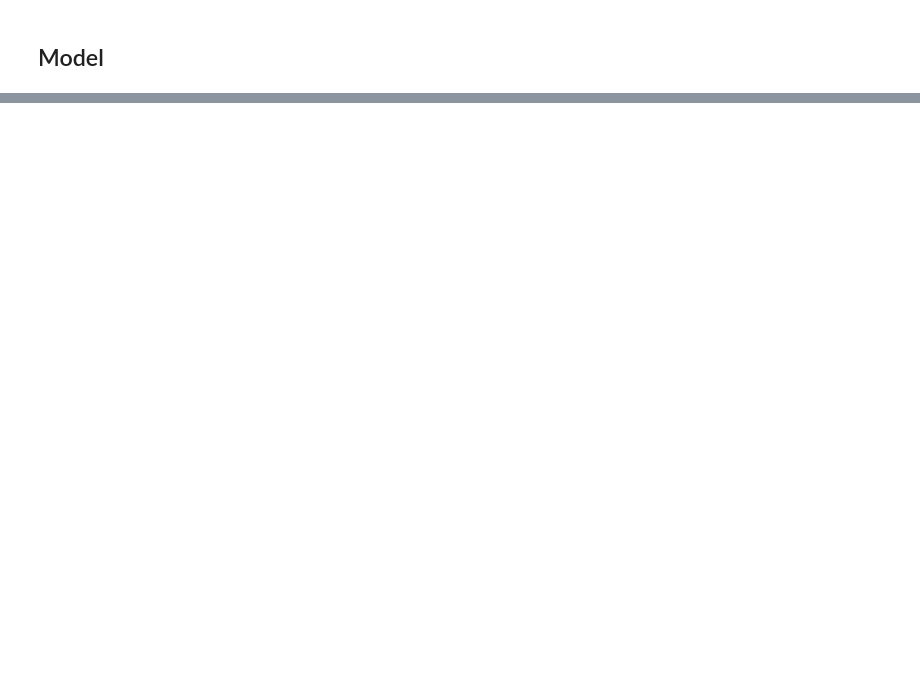
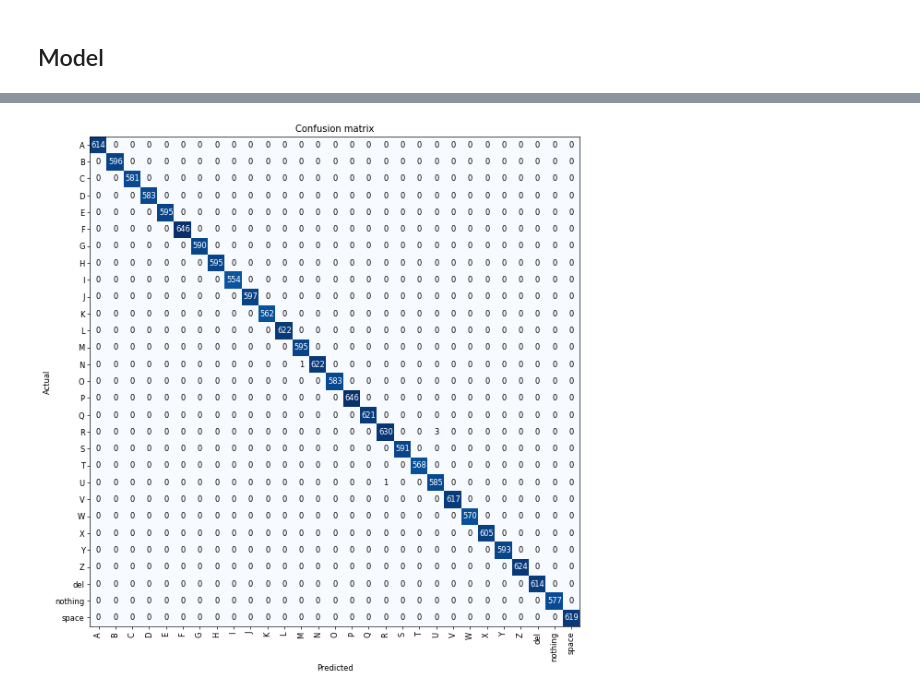
Before and after one commit to asiedubrempong/fastai-experiments, a Jupyter notebook: asl_alphabets.ipynb, the cells around one changed output, grey strips where cells are left out. Drawn from its saved outputs; the diff is of its cells as text; code cells hidden in the pictures; blank space fills up the shorter version.

Commit message:
add confusion matrix

```diff
--- a/asl_alphabets.ipynb
+++ b/asl_alphabets.ipynb
@@ -57,2 +57,6 @@ learn.fine_tune(5, 2e-2, freeze_epochs=3)
 # %%
 learn.save('r18')
+# %%
+interp = ClassificationInterpretation.from_learner(learn)
+interp.plot_confusion_matrix(dpi=60, figsize=(10, 10))
+# %% [output]
@@ -58,0 +64 @@ learn.save('r18')
+[figure, added]
```
Also changed, not shown: parts of 4 cells of this notebook.
